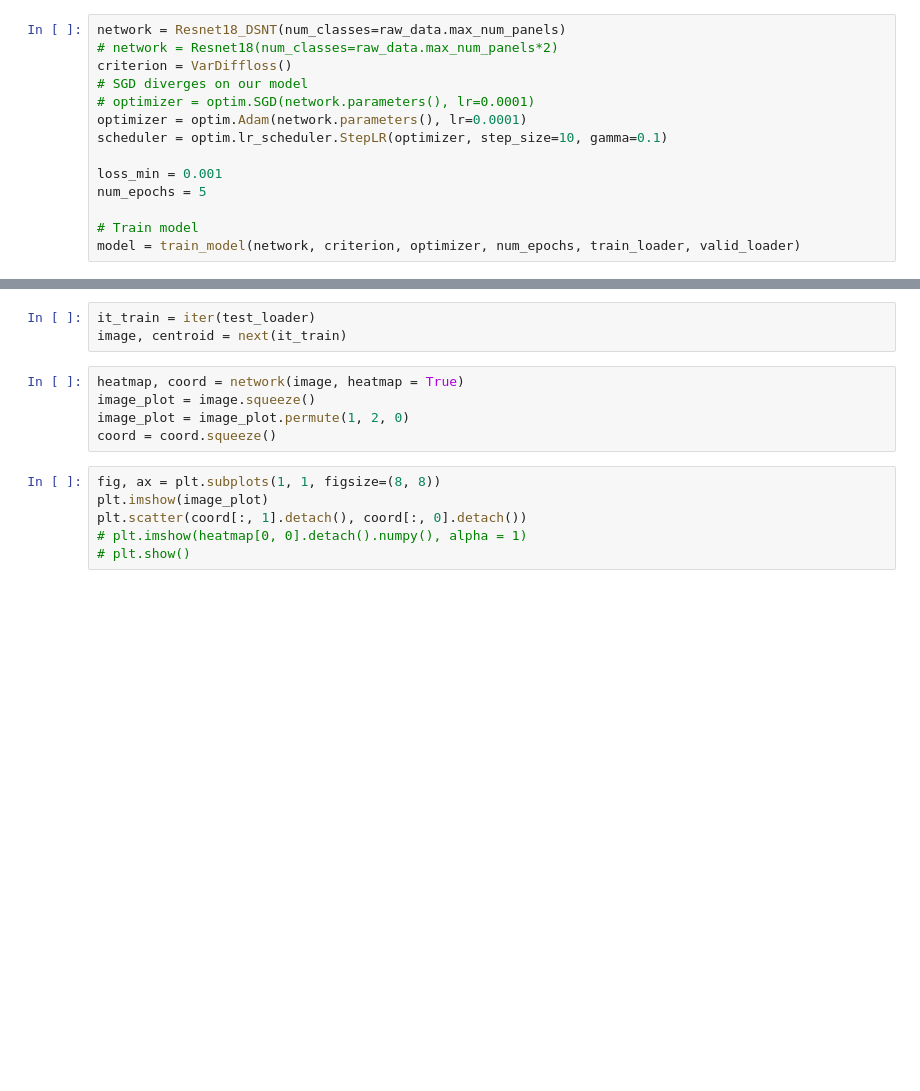
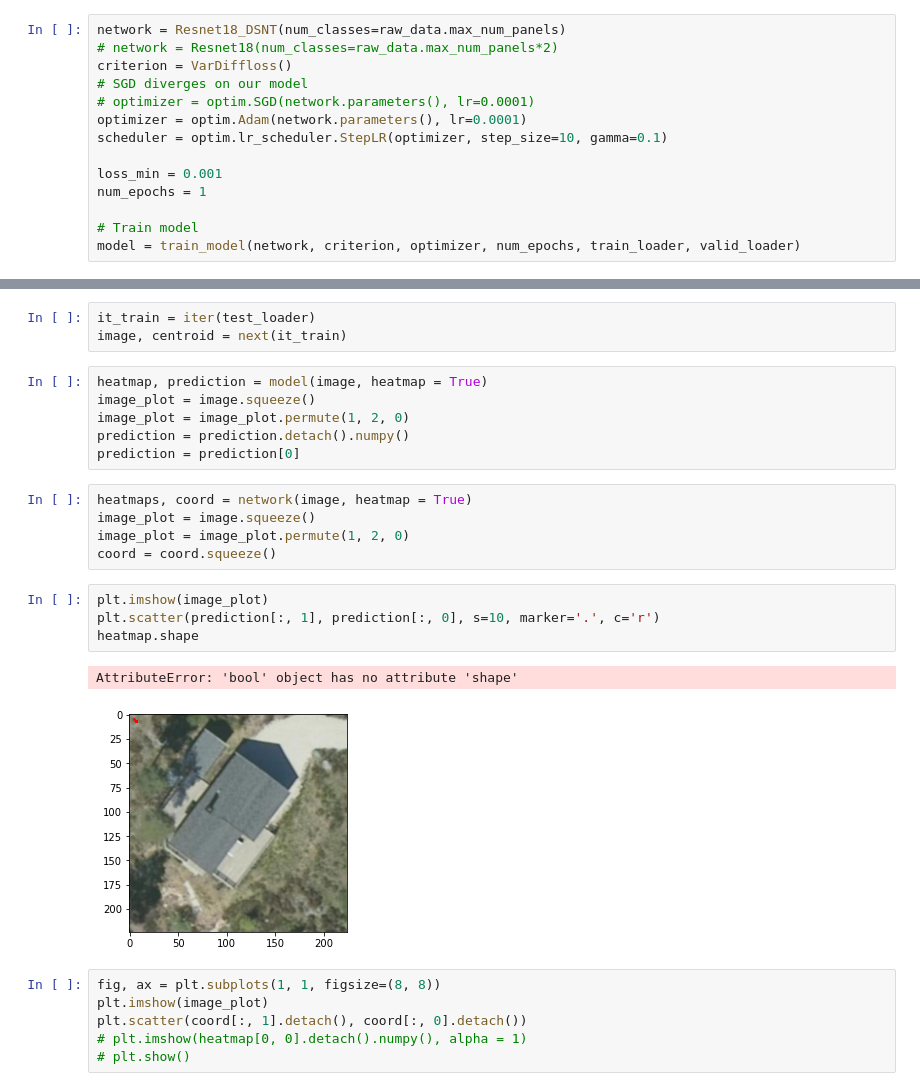
Before and after one commit to WizenPainter/autotetris, a Jupyter notebook: individual_tests/alejandro/alejandro_test.ipynb, the cells around one changed output, grey strips where cells are left out. Drawn from its saved outputs; the diff is of its cells as text; blank space fills up the shorter version.

Commit message:
Last network

```diff
--- a/individual_tests/alejandro/alejandro_test.ipynb
+++ b/individual_tests/alejandro/alejandro_test.ipynb
@@ -220,7 +230,7 @@ optimizer = optim.Adam(network.parameters(), lr=0.0001)
 scheduler = optim.lr_scheduler.StepLR(optimizer, step_size=10, gamma=0.1)
 
 loss_min = 0.001
-num_epochs = 5
+num_epochs = 1
 
 # Train model
 model = train_model(network, criterion, optimizer, num_epochs, train_loader, valid_loader)
@@ -248,11 +265,24 @@ Estimated Total Size (MB): 106.14
 # %%
 it_train = iter(test_loader)
 image, centroid = next(it_train)
+# %%
+heatmap, prediction = model(image, heatmap = True)
+image_plot = image.squeeze()
+image_plot = image_plot.permute(1, 2, 0)
+prediction = prediction.detach().numpy()
+prediction = prediction[0]
 # %%
-heatmap, coord = network(image, heatmap = True)
+heatmaps, coord = network(image, heatmap = True)
 image_plot = image.squeeze()
 image_plot = image_plot.permute(1, 2, 0)
 coord = coord.squeeze()
+# %%
+plt.imshow(image_plot)
+plt.scatter(prediction[:, 1], prediction[:, 0], s=10, marker='.', c='r')
+heatmap.shape
+# %% [output]
+AttributeError: 'bool' object has no attribute 'shape'
+[figure, added]
 # %%
 fig, ax = plt.subplots(1, 1, figsize=(8, 8))
 plt.imshow(image_plot)
```
Also changed, not shown: parts of 10 cells of this notebook, 3 other files.
